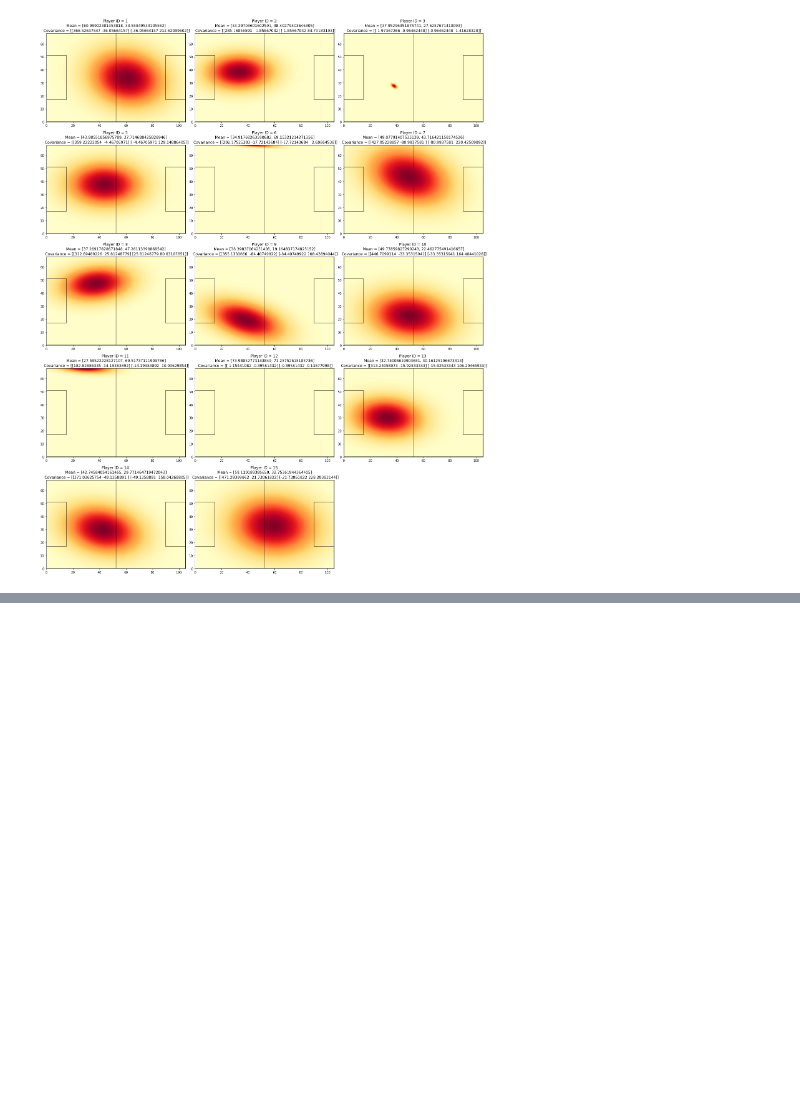
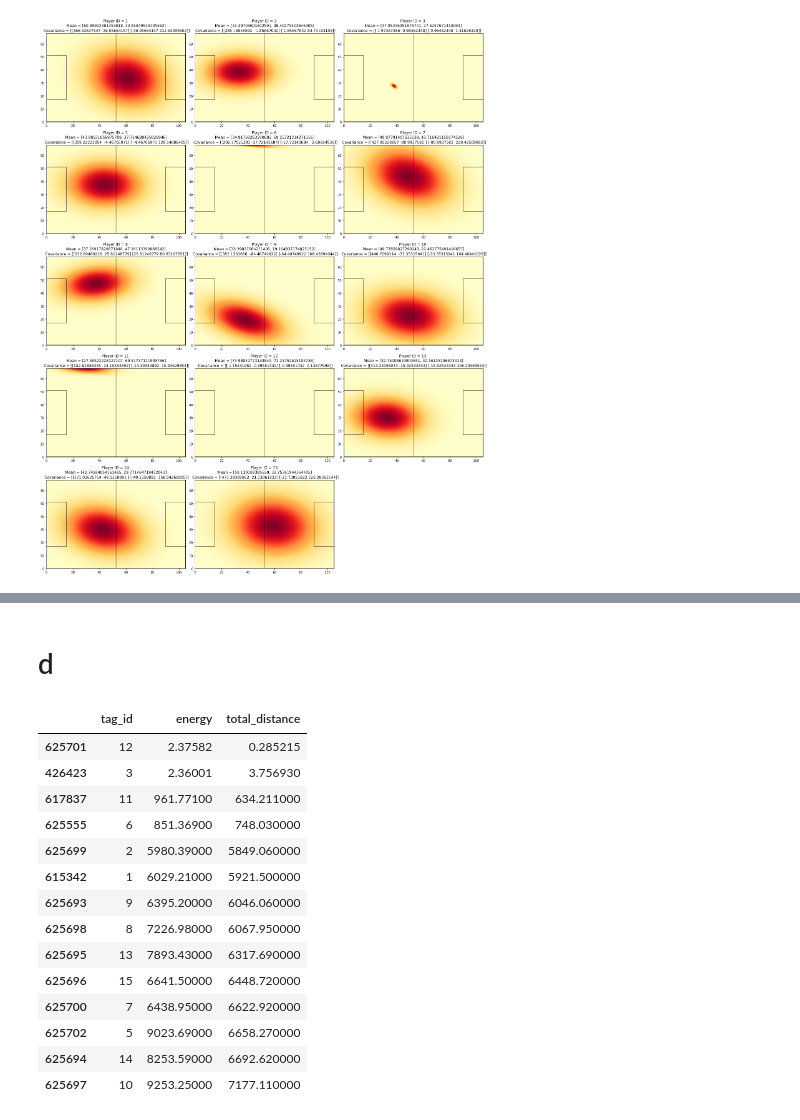
Before and after one commit to AUT-Student/SPR-HW1, a Jupyter notebook: Program6/Program6.ipynb, the cells around one changed output, grey strips where cells are left out. Cells and saved outputs as stored; diff of their text form; code cells hidden in the pictures; blank space fills up the shorter version.

```diff
--- a/Program6/Program6.ipynb
+++ b/Program6/Program6.ipynb
@@ -152,0 +153,20 @@ pd.DataFrame(columns=["Player ID", "Point", "Probability"], data=result)
+# %% [markdown]
+# d
+# %%
+data.groupby("tag_id").tail(1).sort_values("total_distance")[["tag_id", "energy", "total_distance"]]
+# %% [output]
+|  | tag_id | energy | total_distance |
+| 625701 | 12 | 2.37582 | 0.285215 |
+| 426423 | 3 | 2.36001 | 3.756930 |
+| 617837 | 11 | 961.77100 | 634.211000 |
+| 625555 | 6 | 851.36900 | 748.030000 |
+| 625699 | 2 | 5980.39000 | 5849.060000 |
+| 615342 | 1 | 6029.21000 | 5921.500000 |
+| 625693 | 9 | 6395.20000 | 6046.060000 |
+| 625698 | 8 | 7226.98000 | 6067.950000 |
+| 625695 | 13 | 7893.43000 | 6317.690000 |
+| 625696 | 15 | 6641.50000 | 6448.720000 |
+| 625700 | 7 | 6438.95000 | 6622.920000 |
+| 625702 | 5 | 9023.69000 | 6658.270000 |
+| 625694 | 14 | 8253.59000 | 6692.620000 |
+| 625697 | 10 | 9253.25000 | 7177.110000 |
```
Also changed, not shown: parts of 8 cells of this notebook, 1 other file.
